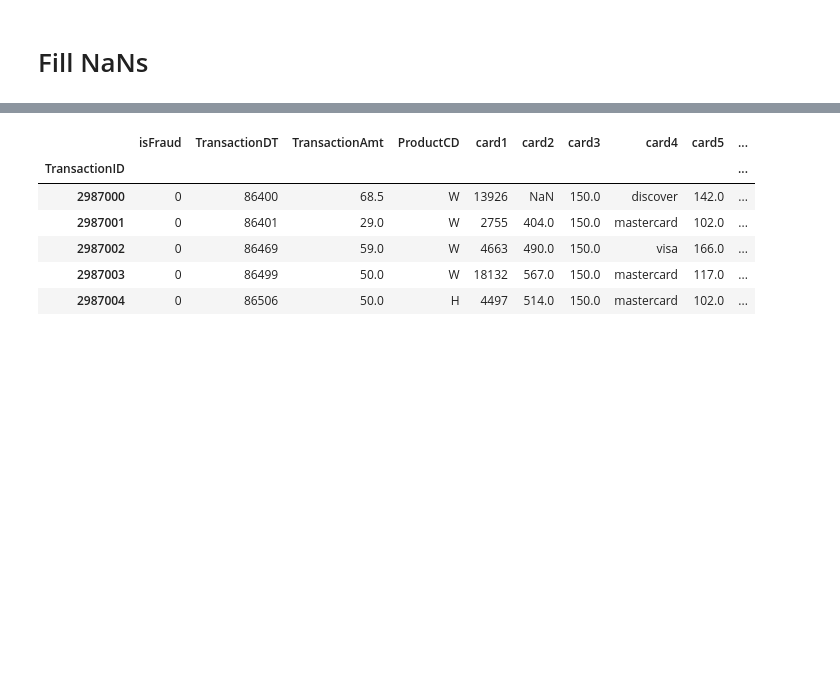
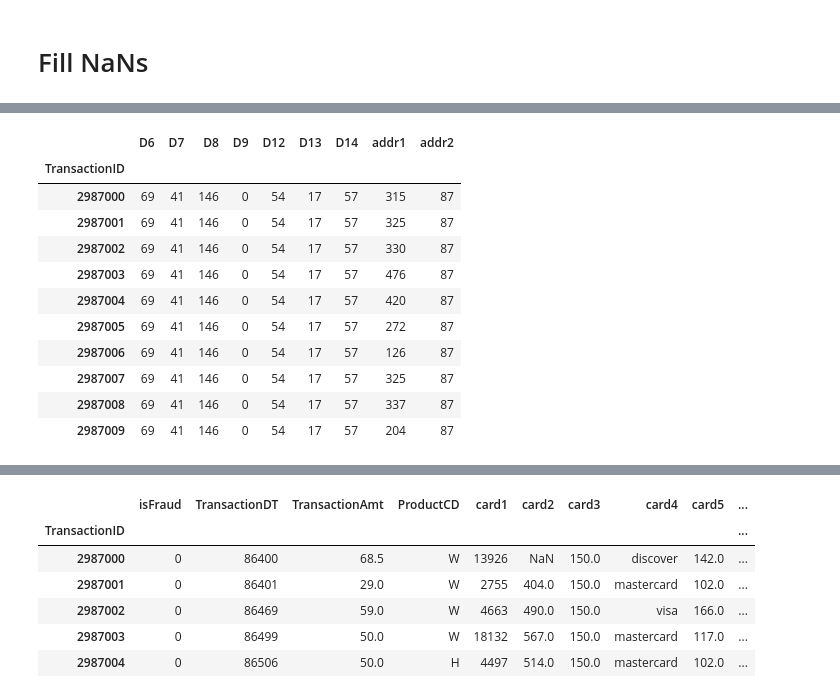
Before and after one commit to samaujs/Machine-Learning, a Jupyter notebook: Kaggle/sample/IEEEFraudDetection.ipynb, the cells around one changed output, grey strips where cells are left out. Saved outputs shown, nothing was run; the diff lists cells and outputs as text; code cells hidden in the pictures; blank space fills up the shorter version.

```diff
--- a/Kaggle/sample/IEEEFraudDetection.ipynb
+++ b/Kaggle/sample/IEEEFraudDetection.ipynb
@@ -1106,0 +1125,29 @@ train_merged['DeviceInfo'] = train_merged['DeviceInfo'].fillna('Windows')
+# %%
+from sklearn.impute import SimpleImputer
+
+# D11               47.29%
+# D10               12.87%
+# Imputation for missing values with mean values
+mean_imputer = SimpleImputer()
+imputer_list = ['D6', 'D7', 'D8', 'D9', 'D12', 'D13', 'D14', 'addr1', 'addr2']
+
+for col_name in imputer_list:
+    tmp_pd = pd.DataFrame(mean_imputer.fit_transform(pd.DataFrame(train_merged[col_name])).astype(int))
+    tmp_pd.index = train_merged.index
+    train_merged[col_name] = tmp_pd
+
+train_merged[imputer_list].head(10)
+# addr1 - addr2, D7 - D9, D12 - D14
+# %% [output]
+|  | D6 | D7 | D8 | D9 | D12 | D13 | D14 | addr1 | addr2 |
+| TransactionID |  |  |  |  |  |  |  |  |  |
+| 2987000 | 69 | 41 | 146 | 0 | 54 | 17 | 57 | 315 | 87 |
+| 2987001 | 69 | 41 | 146 | 0 | 54 | 17 | 57 | 325 | 87 |
+| 2987002 | 69 | 41 | 146 | 0 | 54 | 17 | 57 | 330 | 87 |
+| 2987003 | 69 | 41 | 146 | 0 | 54 | 17 | 57 | 476 | 87 |
+| 2987004 | 69 | 41 | 146 | 0 | 54 | 17 | 57 | 420 | 87 |
+| 2987005 | 69 | 41 | 146 | 0 | 54 | 17 | 57 | 272 | 87 |
+| 2987006 | 69 | 41 | 146 | 0 | 54 | 17 | 57 | 126 | 87 |
+| 2987007 | 69 | 41 | 146 | 0 | 54 | 17 | 57 | 325 | 87 |
+| 2987008 | 69 | 41 | 146 | 0 | 54 | 17 | 57 | 337 | 87 |
+| 2987009 | 69 | 41 | 146 | 0 | 54 | 17 | 57 | 204 | 87 |
```
Also changed, not shown: parts of 19 cells of this notebook.
